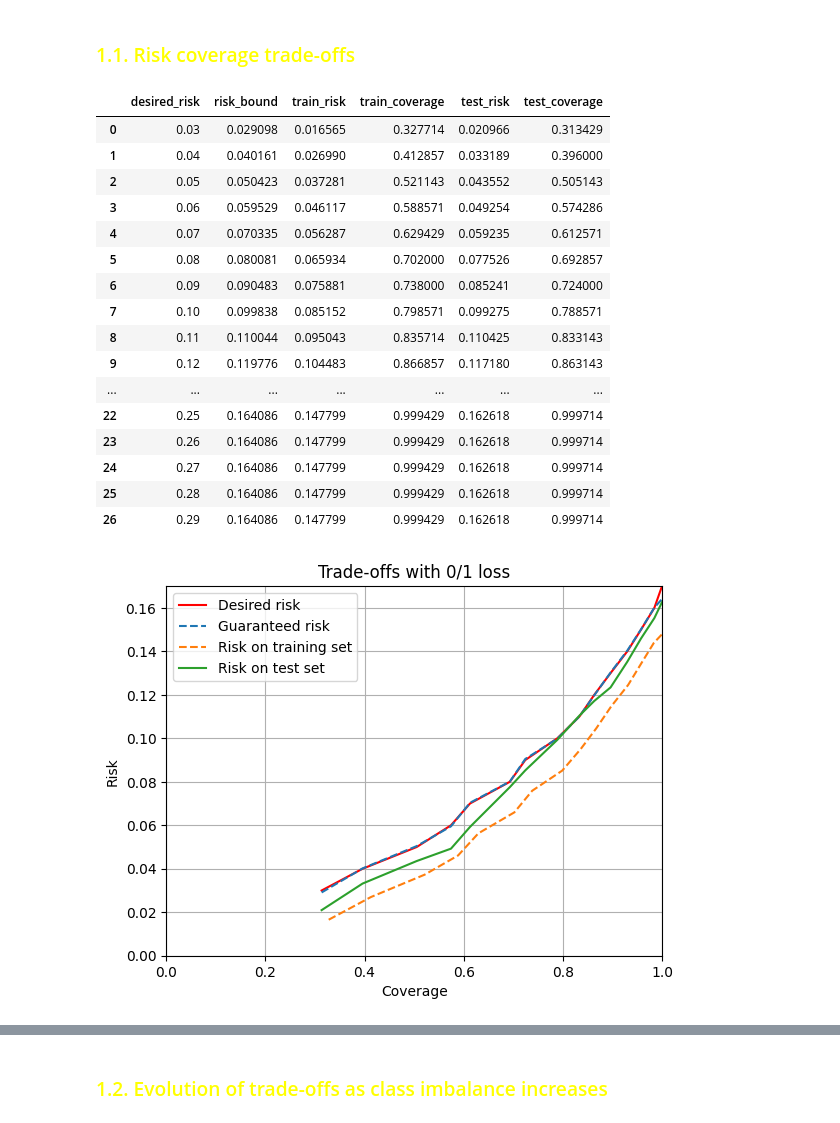
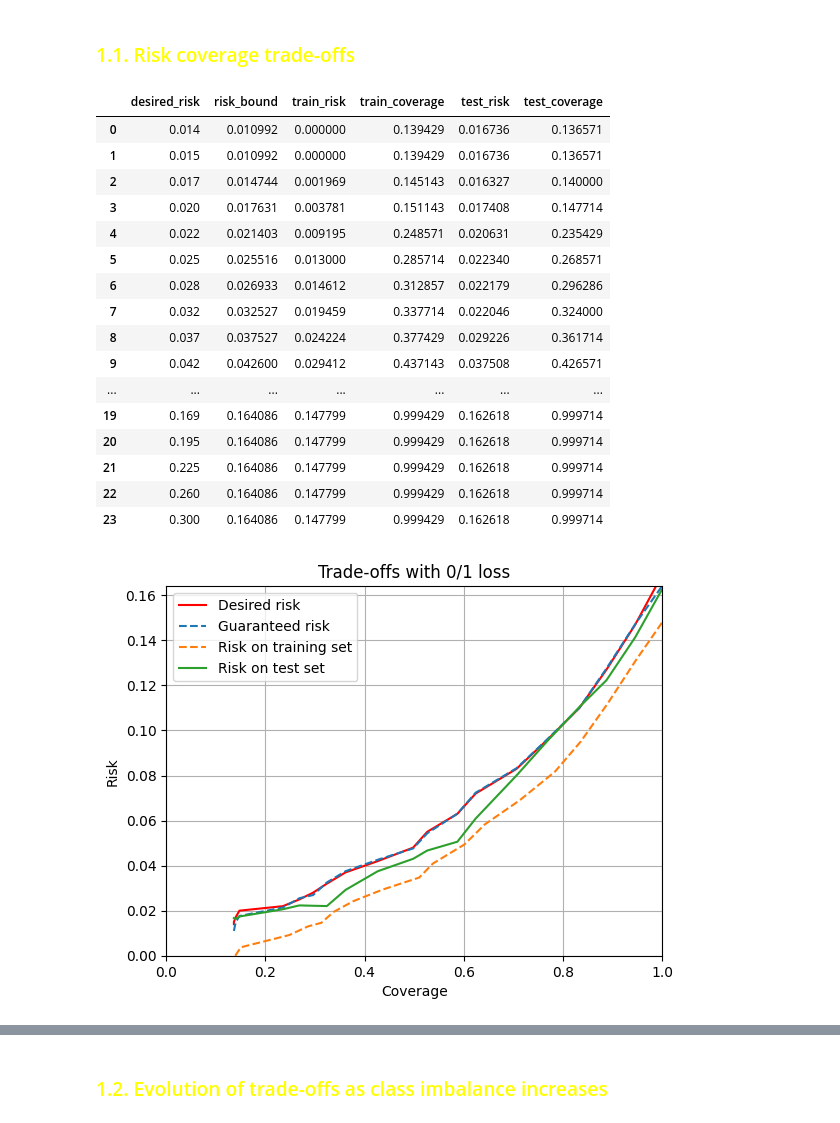
Before and after one commit to EmilienJemelen/selective-classification, a Jupyter notebook: CIFAR2/SGR.ipynb, the cells around one changed output, grey strips where cells are left out. Cells and saved outputs as stored; diff of their text form; code cells hidden in the pictures.

```diff
--- a/CIFAR2/SGR.ipynb
+++ b/CIFAR2/SGR.ipynb
@@ -45,6 +48,9 @@ sgr_df.head() # balanced CIFAR-2 dataset
 | 2024 | 1.0 | 1.0 | 0.542768 |
 | 263 | 0.0 | 0.0 | 0.822609 |
 | 4350 | 0.0 | 0.0 | 0.953512 |
+# %%
+delta = 0.05
+desired_risks=[i/1000 for i in integers_log_spacing(5,300)]
 # %% [markdown]
 ## <font color = 'yellow'> 1. SGR with __0/1 loss__
 # %% [markdown]
@@ -55,38 +61,38 @@ train_set = train_set.sort_values('SR', ascending=True).reset_index(drop=True).c
 test_set = sgr_df.iloc[int(len(sgr_df)/2):]
 # %%
 results = SGR_at_risks(train_set, test_set, k = int(np.log2(train_set.shape[0])),
-                       delta=0.05, desired_risks=[i/100 for i in range(1,30)])
+                       delta=delta, desired_risks=desired_risks)
 results
 # %% [output]
 |  | desired_risk | risk_bound | train_risk | train_coverage | test_risk | test_coverage |
-| 0 | 0.03 | 0.029098 | 0.016565 | 0.327714 | 0.020966 | 0.313429 |
-| 1 | 0.04 | 0.040161 | 0.026990 | 0.412857 | 0.033189 | 0.396000 |
-| 2 | 0.05 | 0.050423 | 0.037281 | 0.521143 | 0.043552 | 0.505143 |
-| 3 | 0.06 | 0.059529 | 0.046117 | 0.588571 | 0.049254 | 0.574286 |
-| 4 | 0.07 | 0.070335 | 0.056287 | 0.629429 | 0.059235 | 0.612571 |
-| 5 | 0.08 | 0.080081 | 0.065934 | 0.702000 | 0.077526 | 0.692857 |
-| 6 | 0.09 | 0.090483 | 0.075881 | 0.738000 | 0.085241 | 0.724000 |
-| 7 | 0.10 | 0.099838 | 0.085152 | 0.798571 | 0.099275 | 0.788571 |
-| 8 | 0.11 | 0.110044 | 0.095043 | 0.835714 | 0.110425 | 0.833143 |
-| 9 | 0.12 | 0.119776 | 0.104483 | 0.866857 | 0.117180 | 0.863143 |
+| 0 | 0.014 | 0.010992 | 0.000000 | 0.139429 | 0.016736 | 0.136571 |
+| 1 | 0.015 | 0.010992 | 0.000000 | 0.139429 | 0.016736 | 0.136571 |
+| 2 | 0.017 | 0.014744 | 0.001969 | 0.145143 | 0.016327 | 0.140000 |
+| 3 | 0.020 | 0.017631 | 0.003781 | 0.151143 | 0.017408 | 0.147714 |
+| 4 | 0.022 | 0.021403 | 0.009195 | 0.248571 | 0.020631 | 0.235429 |
+| 5 | 0.025 | 0.025516 | 0.013000 | 0.285714 | 0.022340 | 0.268571 |
+| 6 | 0.028 | 0.026933 | 0.014612 | 0.312857 | 0.022179 | 0.296286 |
+| 7 | 0.032 | 0.032527 | 0.019459 | 0.337714 | 0.022046 | 0.324000 |
+| 8 | 0.037 | 0.037527 | 0.024224 | 0.377429 | 0.029226 | 0.361714 |
+| 9 | 0.042 | 0.042600 | 0.029412 | 0.437143 | 0.037508 | 0.426571 |
 | ... | ... | ... | ... | ... | ... | ... |
-| 22 | 0.25 | 0.164086 | 0.147799 | 0.999429 | 0.162618 | 0.999714 |
-| 23 | 0.26 | 0.164086 | 0.147799 | 0.999429 | 0.162618 | 0.999714 |
-| 24 | 0.27 | 0.164086 | 0.147799 | 0.999429 | 0.162618 | 0.999714 |
-| 25 | 0.28 | 0.164086 | 0.147799 | 0.999429 | 0.162618 | 0.999714 |
-| 26 | 0.29 | 0.164086 | 0.147799 | 0.999429 | 0.162618 | 0.999714 |
+| 19 | 0.169 | 0.164086 | 0.147799 | 0.999429 | 0.162618 | 0.999714 |
+| 20 | 0.195 | 0.164086 | 0.147799 | 0.999429 | 0.162618 | 0.999714 |
+| 21 | 0.225 | 0.164086 | 0.147799 | 0.999429 | 0.162618 | 0.999714 |
+| 22 | 0.260 | 0.164086 | 0.147799 | 0.999429 | 0.162618 | 0.999714 |
+| 23 | 0.300 | 0.164086 | 0.147799 | 0.999429 | 0.162618 | 0.999714 |
 # %%
 plt.plot(results.test_coverage, results.desired_risk, label = 'Desired risk', c='red')
 plt.plot(results.test_coverage, results.risk_bound, label = 'Guaranteed risk',  linestyle='--')
 plt.plot(results.train_coverage, results.train_risk, label = 'Risk on training set',  linestyle='--')
 plt.plot(results.test_coverage, results.test_risk, label = 'Risk on test set')
 plt.xlabel('Coverage')
 plt.ylabel('Risk')
 plt.title('Trade-offs with 0/1 loss')
-plt.ylim(0,0.17)
+plt.ylim(0,max(results.risk_bound))
 plt.xlim(0,1)
 plt.legend()
 plt.grid()
 plt.show()
 # %% [output]
-[figure, old version]
+[figure, new version]
```
Also changed, not shown: parts of 13 cells of this notebook, 3 other files.
